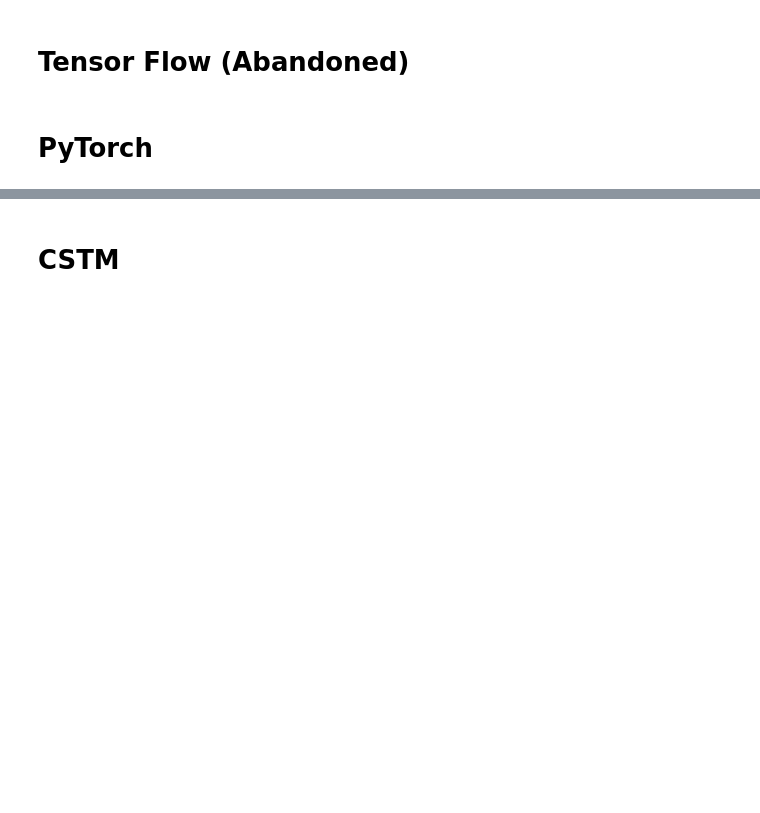
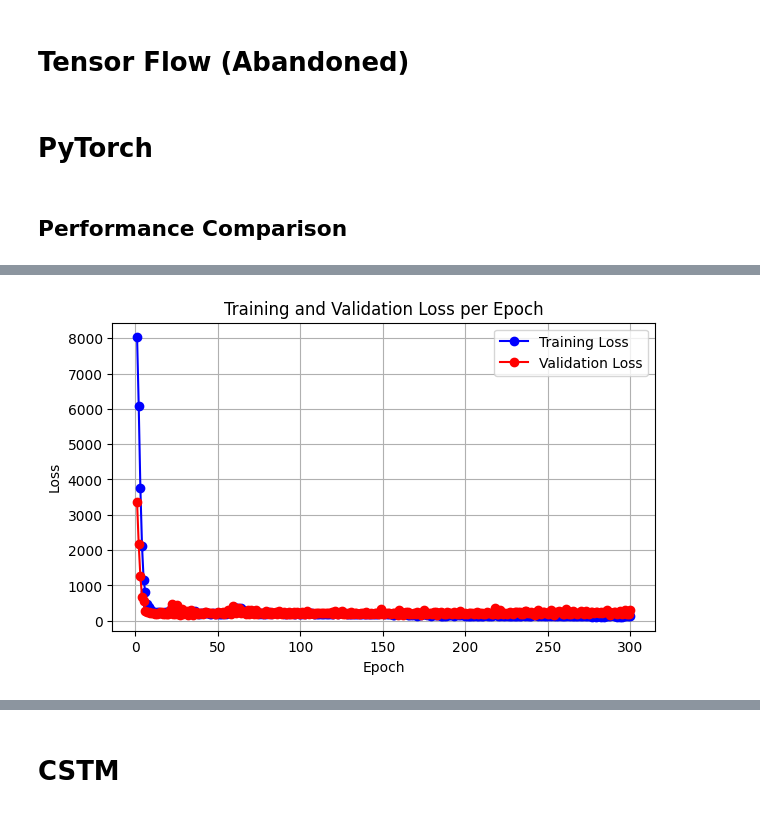
Before and after one commit to VictorH2208/Capstone-CNN, a Jupyter notebook: CNN/torch_cnn.ipynb, the cells around one changed output, grey strips where cells are left out. Cells and saved outputs as stored; diff of their text form; code cells hidden in the pictures; blank space fills up the shorter version.

```diff
--- a/CNN/torch_cnn.ipynb
+++ b/CNN/torch_cnn.ipynb
@@ -382,10 +382,13 @@ class CNN(nn.Module):
         x = self.fc_seq(x)
         x = self.final_layer(x)
         return x
+# %% [markdown]
+## Performance Comparison
 # %%
-# epochs = 100
-# model = CNN(kernel=3, num_filters=64, num_in_channels=4).to(device)
-# optimizer = torch.optim.Adam(model.parameters(), lr=0.001)
-# criterion = nn.MSELoss()
+epochs = 300
+model = CNN(kernel=3, num_filters=64, num_in_channels=4).to(device)
+optimizer = torch.optim.Adam(model.parameters(), lr=0.001)
+criterion = nn.MSELoss()
 
-# train(model, train_loader, val_loader, test_loader, criterion, optimizer, epochs)
+train(model, train_loader, val_loader, test_loader, criterion, optimizer, epochs)
+# %% [output]
@@ -391,0 +398 @@ class CNN(nn.Module):
+[figure, added]
```
Also changed, not shown: parts of 13 cells of this notebook.
